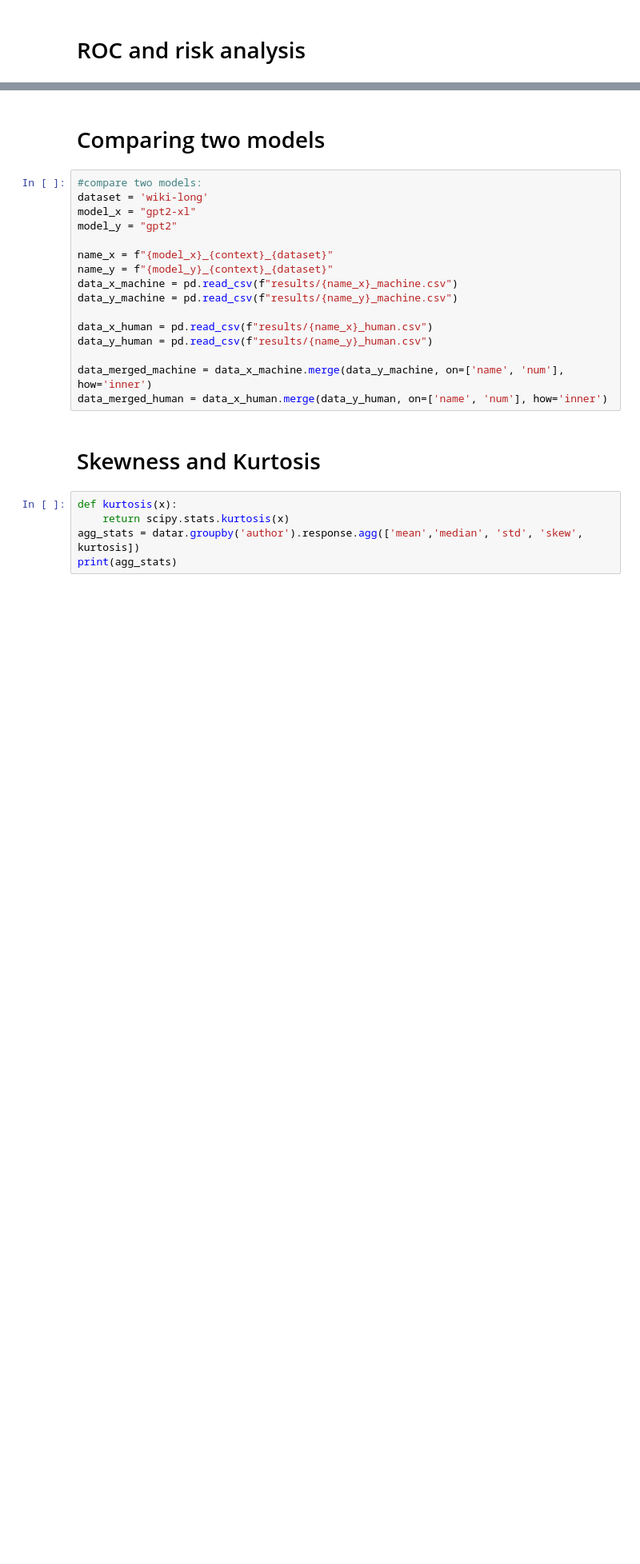
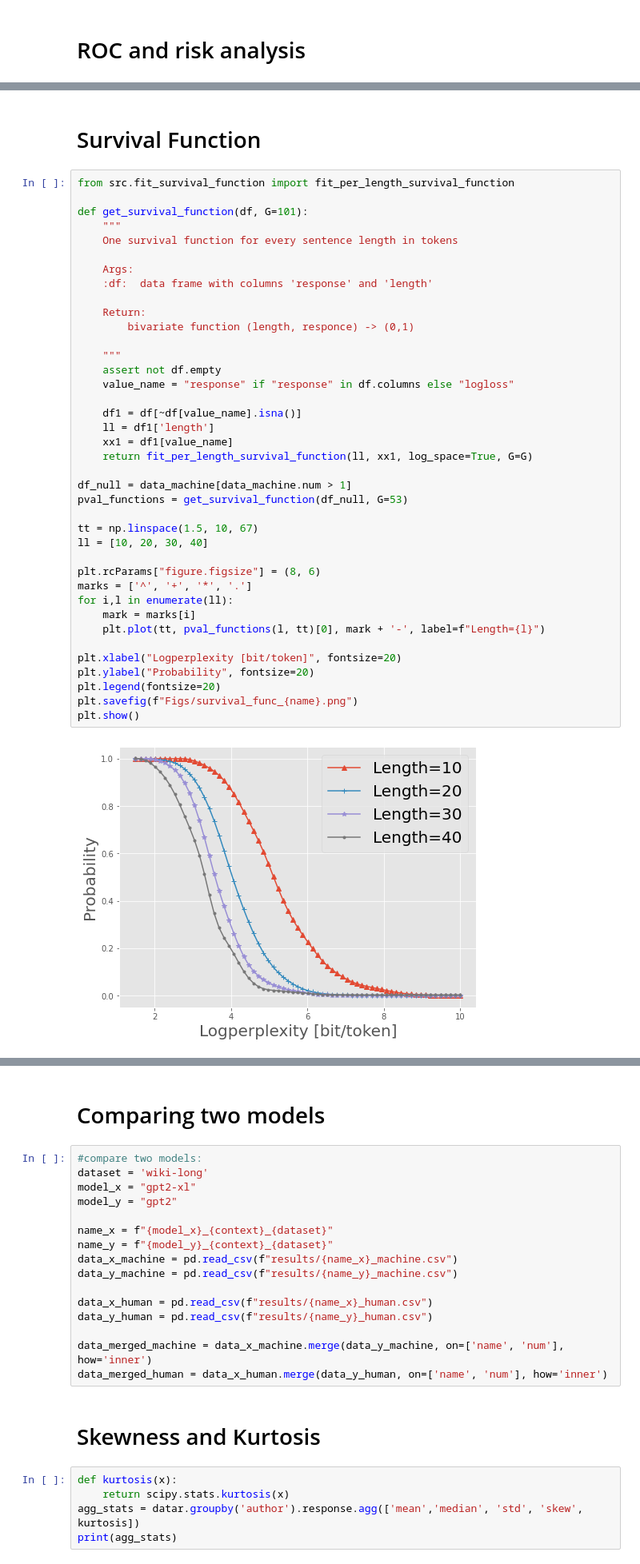
Before and after one commit to alonkipnis/detectLM, a Jupyter notebook: illustrate_hist_and_ROC.ipynb, the cells around one changed output, grey strips where cells are left out. Shown: that part at 80% size. Saved outputs shown, nothing was run; the diff lists cells and outputs as text; blank space fills up the shorter version.

```diff
--- a/illustrate_hist_and_ROC.ipynb
+++ b/illustrate_hist_and_ROC.ipynb
@@ -253,0 +222,43 @@ plt.show()
+# %% [markdown]
+# Survival Function
+# %%
+from src.fit_survival_function import fit_per_length_survival_function
+
+def get_survival_function(df, G=101):
+    """
+    One survival function for every sentence length in tokens
+
+    Args:
+    :df:  data frame with columns 'response' and 'length'
+
+    Return:
+        bivariate function (length, responce) -> (0,1)
+
+    """
+    assert not df.empty
+    value_name = "response" if "response" in df.columns else "logloss"
+
+    df1 = df[~df[value_name].isna()]
+    ll = df1['length']
+    xx1 = df1[value_name]
+    return fit_per_length_survival_function(ll, xx1, log_space=True, G=G)
+
+df_null = data_machine[data_machine.num > 1]
+pval_functions = get_survival_function(df_null, G=53)
+
+tt = np.linspace(1.5, 10, 67)
+ll = [10, 20, 30, 40]
+
+plt.rcParams["figure.figsize"] = (8, 6)
+marks = ['^', '+', '*', '.']
+for i,l in enumerate(ll):
+    mark = marks[i]
+    plt.plot(tt, pval_functions(l, tt)[0], mark + '-', label=f"Length={l}")
+
+plt.xlabel("Logperplexity [bit/token]", fontsize=20)
+plt.ylabel("Probability", fontsize=20)
+plt.legend(fontsize=20)
+plt.savefig(f"Figs/survival_func_{name}.png")
+plt.show()
+# %% [output]
+[figure, added]
```
Also changed, not shown: parts of 21 cells of this notebook, 24 other files.
